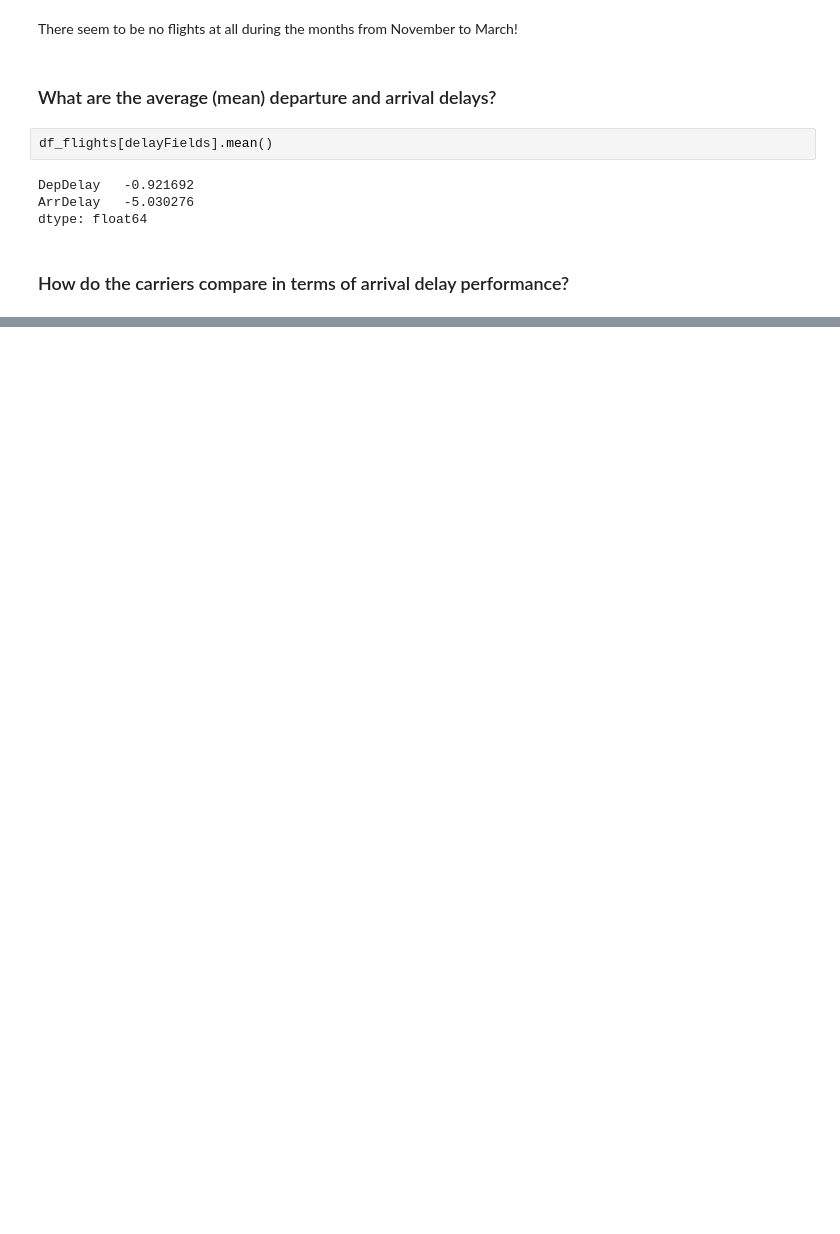
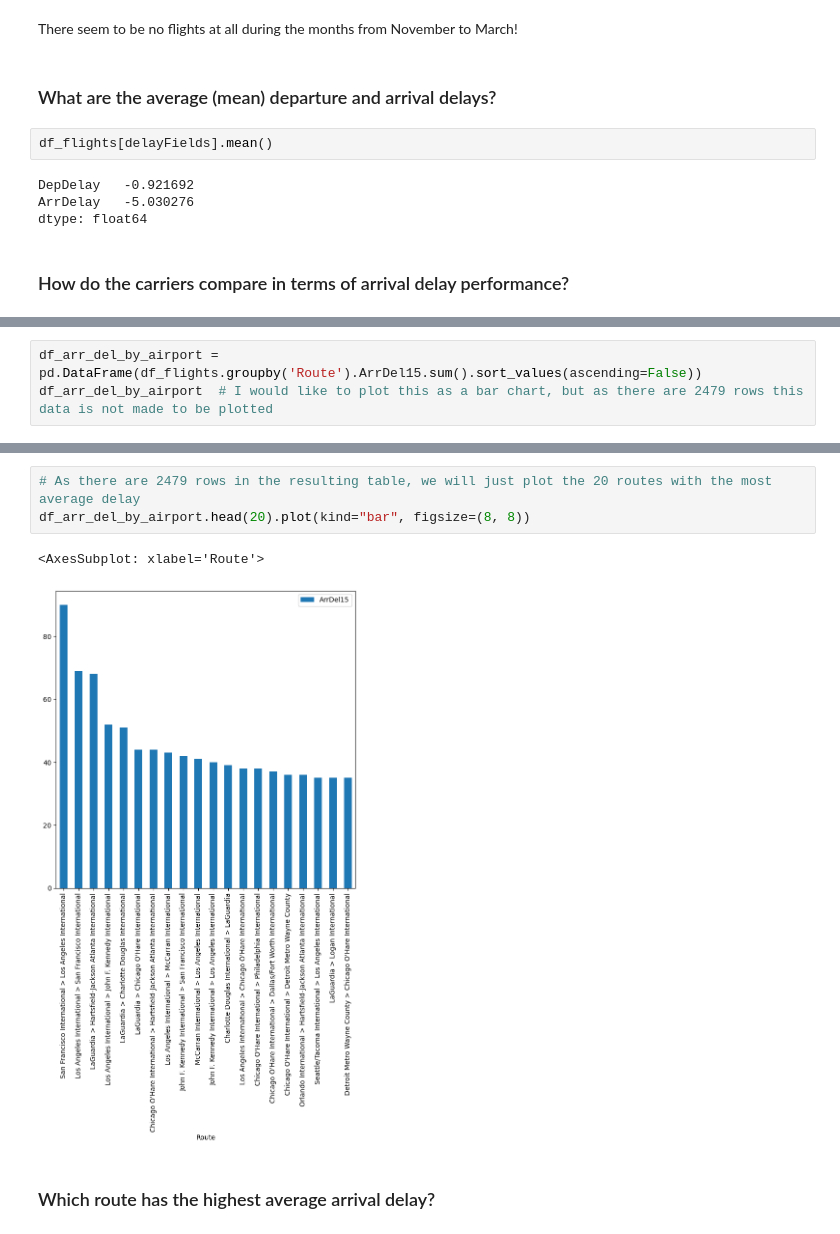
Before and after one commit to TimTen10/training_examples, a Jupyter notebook: flights.ipynb, the cells around one changed output, grey strips where cells are left out. Drawn from its saved outputs; the diff is of its cells as text; blank space fills up the shorter version.

```diff
--- a/flights.ipynb
+++ b/flights.ipynb
@@ -238,0 +327,3 @@ dtype: float64
+# %%
+df_arr_del_by_airport = pd.DataFrame(df_flights.groupby('Route').ArrDel15.sum().sort_values(ascending=False))
+df_arr_del_by_airport  # I would like to plot this as a bar chart, but as there are 2479 rows this data is not made to be plotted
@@ -238,0 +345,8 @@ dtype: float64
+# %%
+# As there are 2479 rows in the resulting table, we will just plot the 20 routes with the most average delay
+df_arr_del_by_airport.head(20).plot(kind="bar", figsize=(8, 8))
+# %% [output]
+<AxesSubplot: xlabel='Route'>
+[figure, added]
+# %% [markdown]
+### Which route has the highest average arrival delay?
```
Also changed, not shown: parts of 12 cells of this notebook.
